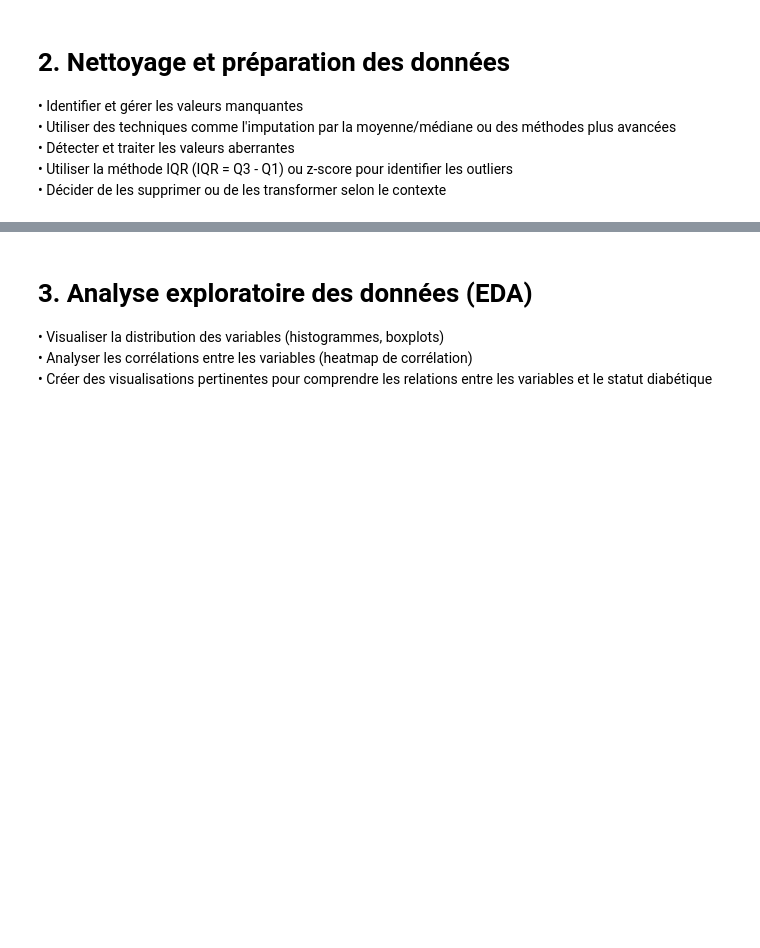
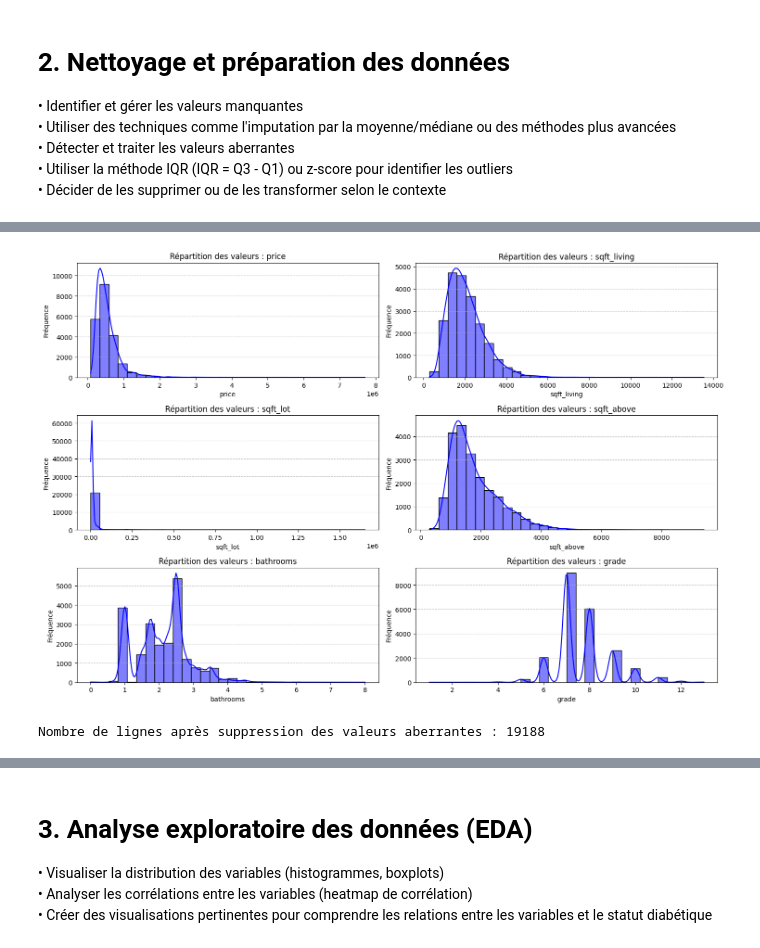
Before and after one commit to MGentieu/Projet_python_data, a Jupyter notebook: Notebook_projet.ipynb, the cells around one changed output, grey strips where cells are left out. Saved outputs shown, nothing was run; the diff lists cells and outputs as text; code cells hidden in the pictures; blank space fills up the shorter version.

Commit message:
Partie 1 nv dataset

```diff
--- a/Notebook_projet.ipynb
+++ b/Notebook_projet.ipynb
@@ -198,5 +105,0 @@ Toutes les valeurs de CollegeID et CollegeCityID sont identiques.
-# %%
-# Supprimer la colonne CollegeCityID
-df = df.drop(columns=['CollegeCityID'])
-
-print("La colonne 'CollegeCityID' a été supprimée.")
@@ -274,0 +122,37 @@ plt.show()
+# %%
+columns_to_visualize = ['price', 'sqft_living', 'sqft_lot', 'sqft_above', 'bathrooms', 'grade']
+
+# Créer des graphiques pour chaque colonne
+plt.figure(figsize=(15, 10))
+for i, column in enumerate(columns_to_visualize, 1):
+    plt.subplot(3, 2, i)
+    sb.histplot(df[column], kde=True, bins=30, color='blue')
+    plt.title(f"Répartition des valeurs : {column}")
+    plt.xlabel(column)
+    plt.ylabel("Fréquence")
+    plt.grid(axis='y', linestyle='--', alpha=0.7)
+
+plt.tight_layout()
+plt.show()
+# %% [output]
+[figure, added]
+# %%
+# les sqft_lot ont des valeurs immenses qui pourraient représenter des
+# terrains industriels ou commerciaux, on supprime les lignes associées avec
+# les valeurs aberrantes
+
+# Suppression des valeurs aberrantes pour sqft_lot
+def remove_outliers_sqft_lot(data, column):
+    Q1 = data[column].quantile(0.25)  # Premier quartile
+    Q3 = data[column].quantile(0.75)  # Troisième quartile
+    IQR = Q3 - Q1  # Interquartile Range
+    upper_bound = Q3 + 1.5 * IQR  # Seulement borne supérieure
+    return data[data[column] <= upper_bound]  # Filtrer les lignes en-dessous de la borne supérieure
+
+# Supprimer les lignes avec des sqft_lot trop grands
+df = remove_outliers_sqft_lot(df, 'sqft_lot')
+
+# Vérifier la nouvelle taille du dataset
+print(f"Nombre de lignes après suppression des valeurs aberrantes : {df.shape[0]}")
+# %% [output]
+Nombre de lignes après suppression des valeurs aberrantes : 19188
```
Also changed, not shown: parts of 22 cells of this notebook.
